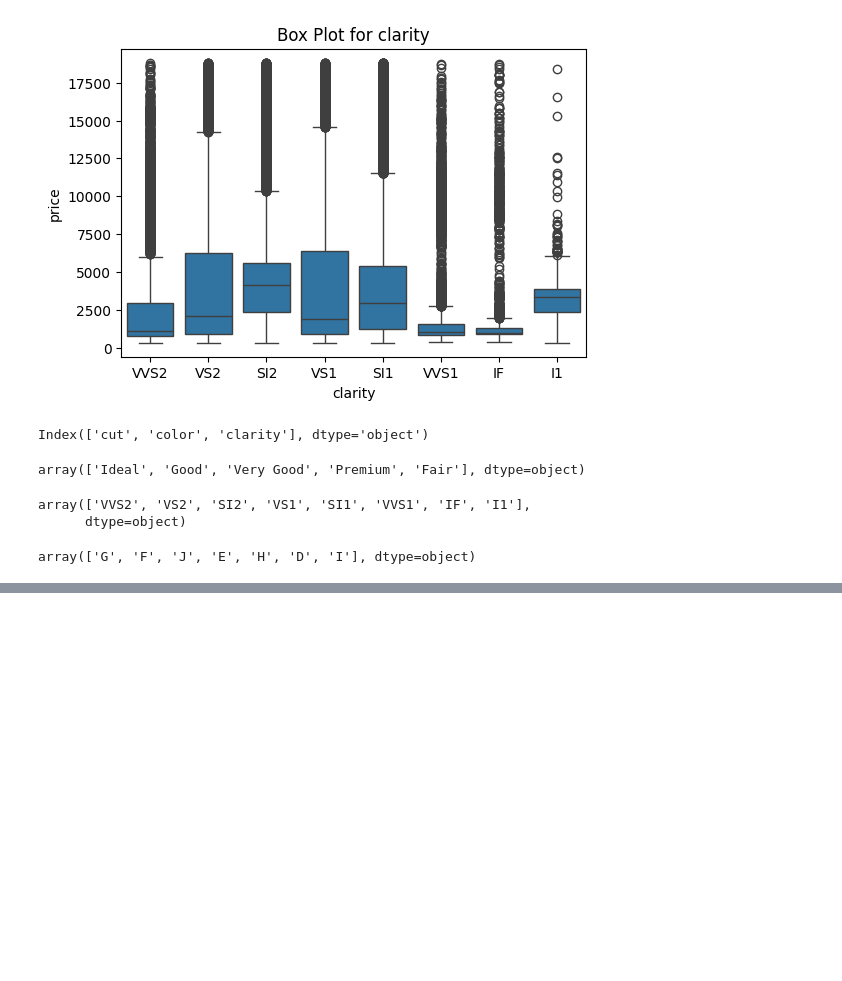
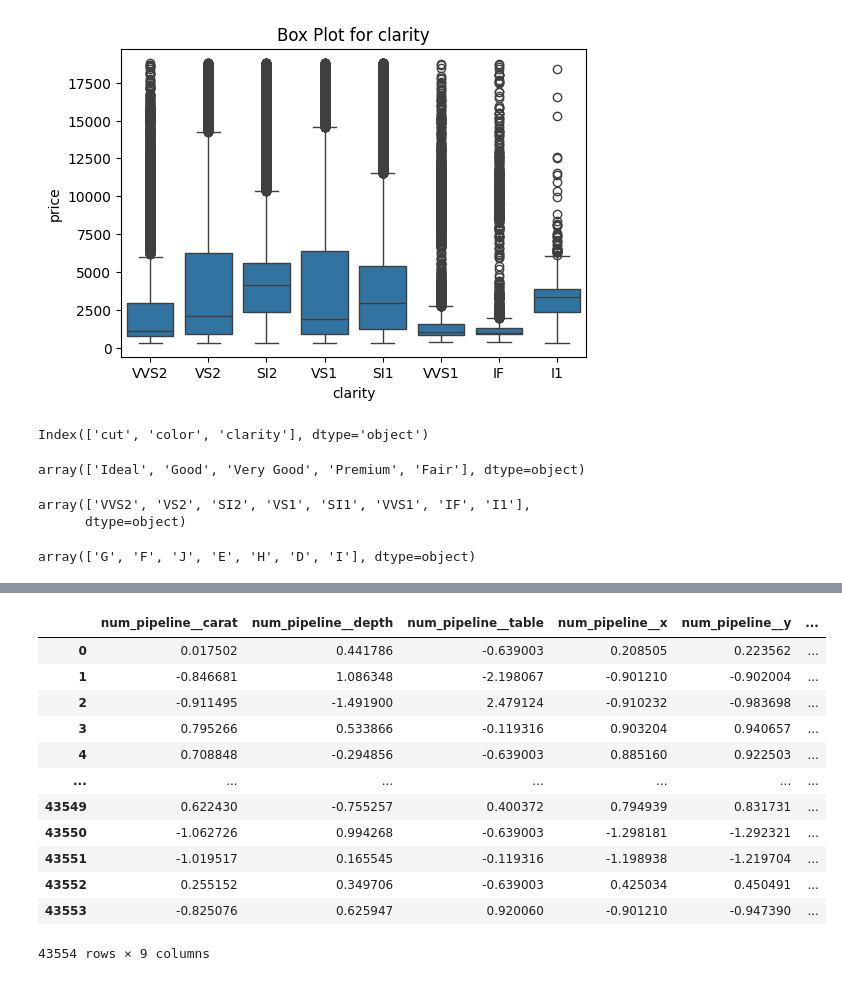
Before and after one commit to JisnaP/Gemstone-Price-Prediction, a Jupyter notebook: experiments/experiments.ipynb, the cells around one changed output, grey strips where cells are left out. Cells and saved outputs as stored; diff of their text form; code cells hidden in the pictures; blank space fills up the shorter version.

```diff
--- a/experiments/experiments.ipynb
+++ b/experiments/experiments.ipynb
@@ -300,0 +464,16 @@ df
+# %%
+X_test
+# %% [output]
+|  | num_pipeline__carat | num_pipeline__depth | num_pipeline__table | num_pipeline__x | num_pipeline__y | ... |
+| 0 | 0.017502 | 0.441786 | -0.639003 | 0.208505 | 0.223562 | ... |
+| 1 | -0.846681 | 1.086348 | -2.198067 | -0.901210 | -0.902004 | ... |
+| 2 | -0.911495 | -1.491900 | 2.479124 | -0.910232 | -0.983698 | ... |
+| 3 | 0.795266 | 0.533866 | -0.119316 | 0.903204 | 0.940657 | ... |
+| 4 | 0.708848 | -0.294856 | -0.639003 | 0.885160 | 0.922503 | ... |
+| ... | ... | ... | ... | ... | ... | ... |
+| 43549 | 0.622430 | -0.755257 | 0.400372 | 0.794939 | 0.831731 | ... |
+| 43550 | -1.062726 | 0.994268 | -0.639003 | -1.298181 | -1.292321 | ... |
+| 43551 | -1.019517 | 0.165545 | -0.119316 | -1.198938 | -1.219704 | ... |
+| 43552 | 0.255152 | 0.349706 | -0.639003 | 0.425034 | 0.450491 | ... |
+| 43553 | -0.825076 | 0.625947 | 0.920060 | -0.901210 | -0.947390 | ... |
+43554 rows × 9 columns
```
Also changed, not shown: parts of 41 cells of this notebook, 3 other files.
